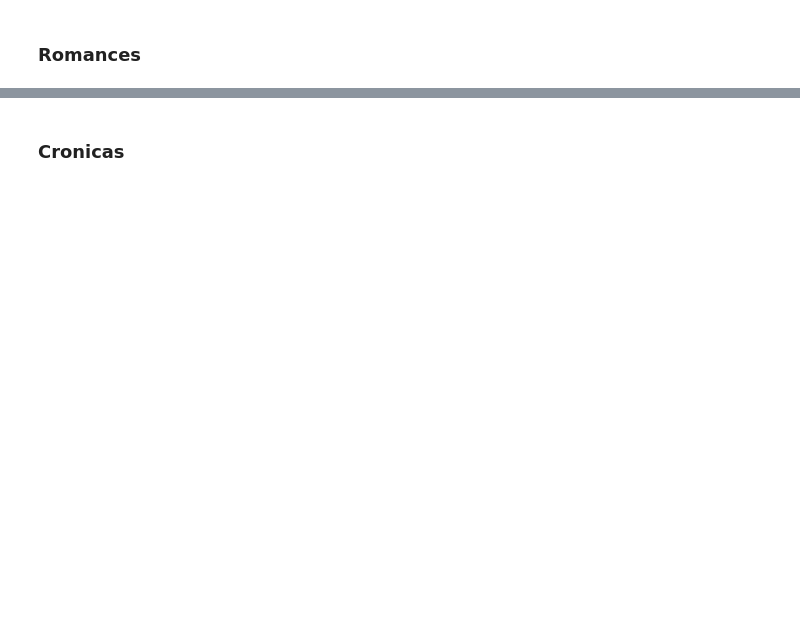
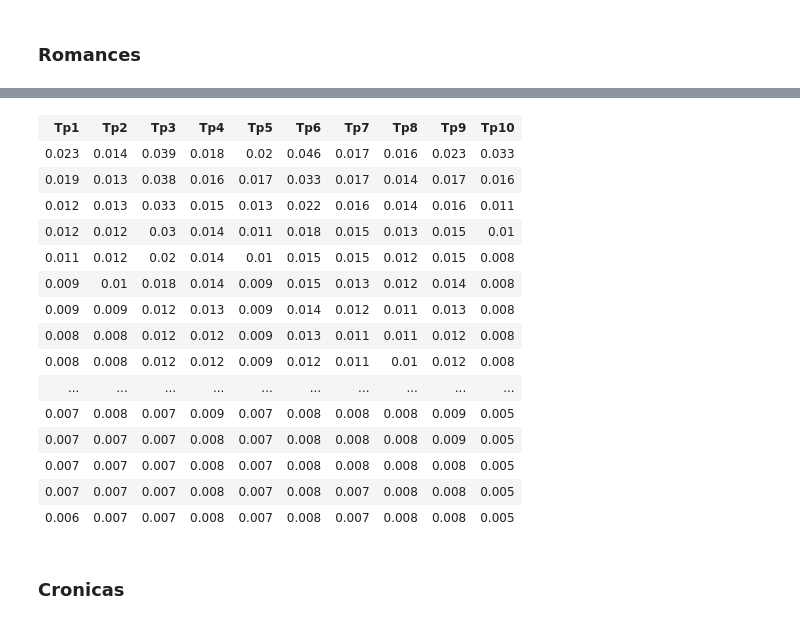
Before and after one commit to sergiosilvar/fgv_modelagem_assuntos, a Jupyter notebook: LDA_Machado.ipynb, the cells around one changed output, grey strips where cells are left out. Cells and saved outputs as stored; diff of their text form; code cells hidden in the pictures; blank space fills up the shorter version.

```diff
--- a/LDA_Machado.ipynb
+++ b/LDA_Machado.ipynb
@@ -299,2 +439,21 @@ topicos(lda,20)
+# %%
+distribuicoes(ldar,20)
+# %% [output]
+| Tp1 | Tp2 | Tp3 | Tp4 | Tp5 | Tp6 | Tp7 | Tp8 | Tp9 | Tp10 |
+| 0.023 | 0.014 | 0.039 | 0.018 | 0.02 | 0.046 | 0.017 | 0.016 | 0.023 | 0.033 |
+| 0.019 | 0.013 | 0.038 | 0.016 | 0.017 | 0.033 | 0.017 | 0.014 | 0.017 | 0.016 |
+| 0.012 | 0.013 | 0.033 | 0.015 | 0.013 | 0.022 | 0.016 | 0.014 | 0.016 | 0.011 |
+| 0.012 | 0.012 | 0.03 | 0.014 | 0.011 | 0.018 | 0.015 | 0.013 | 0.015 | 0.01 |
+| 0.011 | 0.012 | 0.02 | 0.014 | 0.01 | 0.015 | 0.015 | 0.012 | 0.015 | 0.008 |
+| 0.009 | 0.01 | 0.018 | 0.014 | 0.009 | 0.015 | 0.013 | 0.012 | 0.014 | 0.008 |
+| 0.009 | 0.009 | 0.012 | 0.013 | 0.009 | 0.014 | 0.012 | 0.011 | 0.013 | 0.008 |
+| 0.008 | 0.008 | 0.012 | 0.012 | 0.009 | 0.013 | 0.011 | 0.011 | 0.012 | 0.008 |
+| 0.008 | 0.008 | 0.012 | 0.012 | 0.009 | 0.012 | 0.011 | 0.01 | 0.012 | 0.008 |
+| ... | ... | ... | ... | ... | ... | ... | ... | ... | ... |
+| 0.007 | 0.008 | 0.007 | 0.009 | 0.007 | 0.008 | 0.008 | 0.008 | 0.009 | 0.005 |
+| 0.007 | 0.007 | 0.007 | 0.008 | 0.007 | 0.008 | 0.008 | 0.008 | 0.009 | 0.005 |
+| 0.007 | 0.007 | 0.007 | 0.008 | 0.007 | 0.008 | 0.008 | 0.008 | 0.008 | 0.005 |
+| 0.007 | 0.007 | 0.007 | 0.008 | 0.007 | 0.008 | 0.007 | 0.008 | 0.008 | 0.005 |
+| 0.006 | 0.007 | 0.007 | 0.008 | 0.007 | 0.008 | 0.007 | 0.008 | 0.008 | 0.005 |
 # %% [markdown]
 ### Cronicas
```
Also changed, not shown: parts of 23 cells of this notebook.
